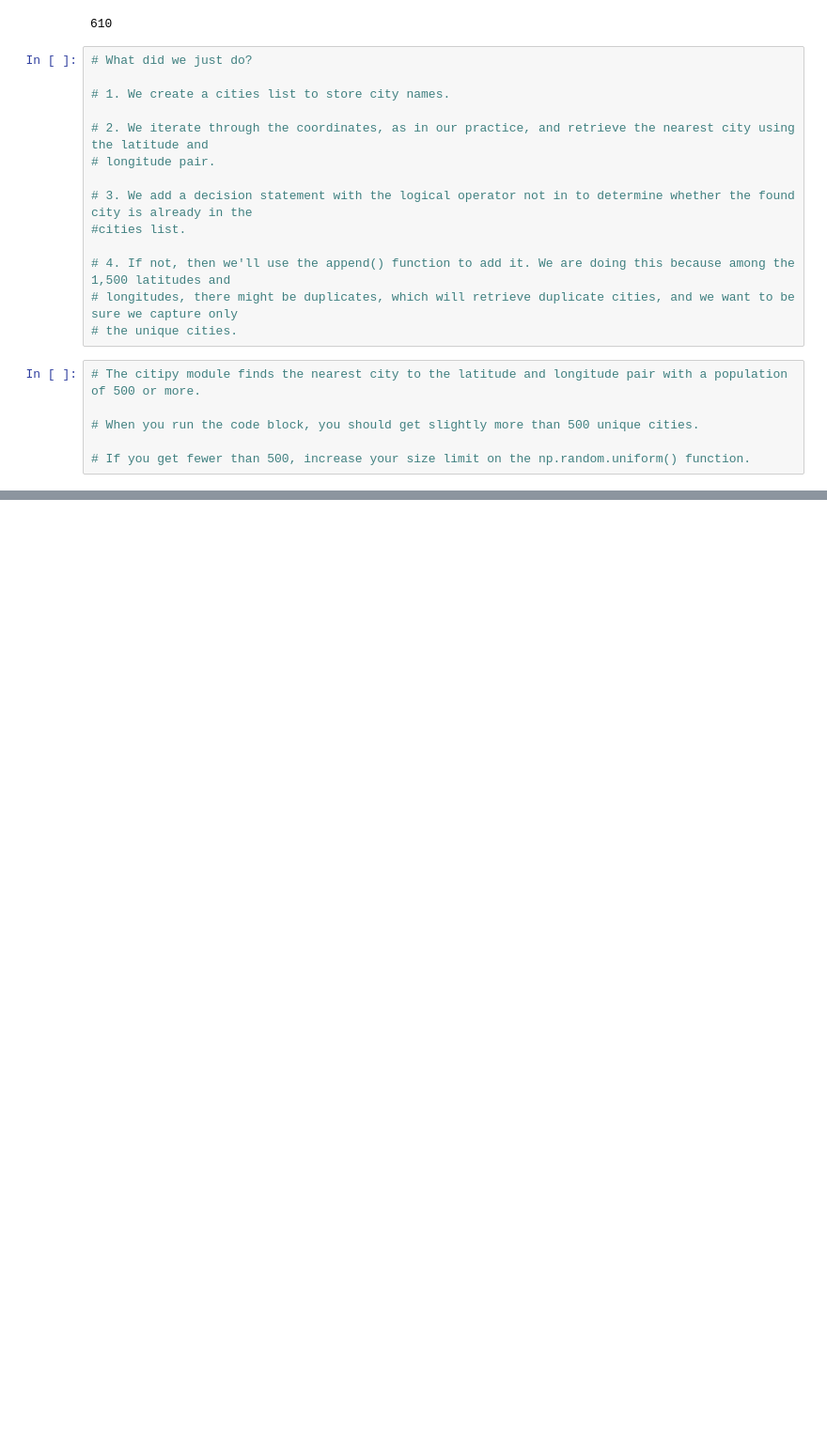
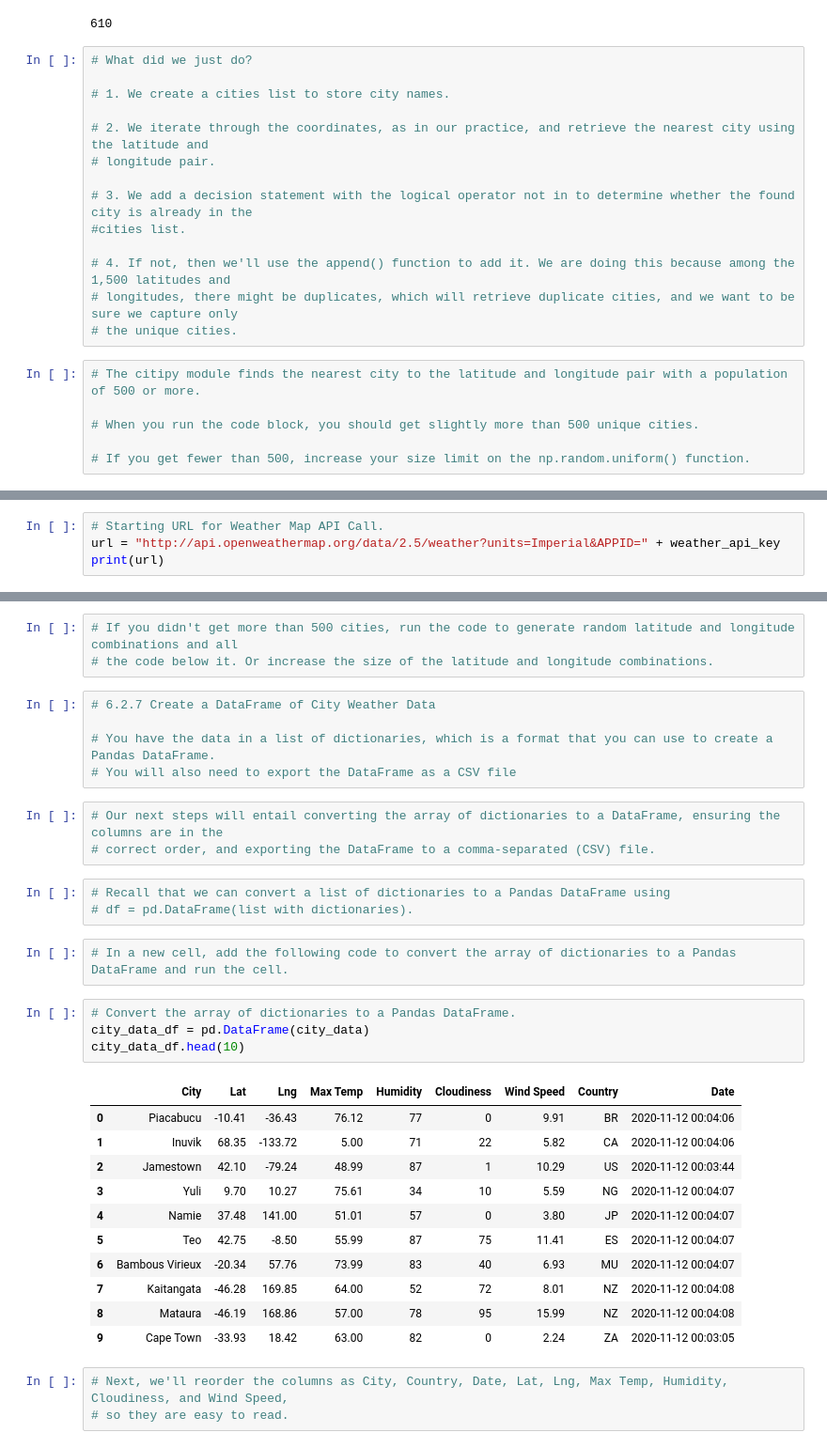
Before and after one commit to DJsef81/World_Weather_Analysis, a Jupyter notebook: WeatherPy.ipynb, the cells around one changed output, grey strips where cells are left out. Shown at 94% size. Saved outputs shown, nothing was run; the diff lists cells and outputs as text; blank space fills up the shorter version.

```diff
--- a/WeatherPy.ipynb
+++ b/WeatherPy.ipynb
@@ -119,0 +170,4 @@ len(cities)
+# %%
+# Starting URL for Weather Map API Call.
+url = "http://api.openweathermap.org/data/2.5/weather?units=Imperial&APPID=" + weather_api_key
+print(url)
@@ -119,0 +445,35 @@ len(cities)
+# %%
+# If you didn't get more than 500 cities, run the code to generate random latitude and longitude combinations and all
+# the code below it. Or increase the size of the latitude and longitude combinations.
+# %%
+# 6.2.7 Create a DataFrame of City Weather Data
+
+# You have the data in a list of dictionaries, which is a format that you can use to create a Pandas DataFrame.
+# You will also need to export the DataFrame as a CSV file
+# %%
+# Our next steps will entail converting the array of dictionaries to a DataFrame, ensuring the columns are in the
+# correct order, and exporting the DataFrame to a comma-separated (CSV) file.
+# %%
+# Recall that we can convert a list of dictionaries to a Pandas DataFrame using
+# df = pd.DataFrame(list with dictionaries).
+# %%
+# In a new cell, add the following code to convert the array of dictionaries to a Pandas DataFrame and run the cell.
+# %%
+# Convert the array of dictionaries to a Pandas DataFrame.
+city_data_df = pd.DataFrame(city_data)
+city_data_df.head(10)
+# %% [output]
+|  | City | Lat | Lng | Max Temp | Humidity | Cloudiness | Wind Speed | Country | Date |
+| 0 | Piacabucu | -10.41 | -36.43 | 76.12 | 77 | 0 | 9.91 | BR | 2020-11-12 00:04:06 |
+| 1 | Inuvik | 68.35 | -133.72 | 5.00 | 71 | 22 | 5.82 | CA | 2020-11-12 00:04:06 |
+| 2 | Jamestown | 42.10 | -79.24 | 48.99 | 87 | 1 | 10.29 | US | 2020-11-12 00:03:44 |
+| 3 | Yuli | 9.70 | 10.27 | 75.61 | 34 | 10 | 5.59 | NG | 2020-11-12 00:04:07 |
+| 4 | Namie | 37.48 | 141.00 | 51.01 | 57 | 0 | 3.80 | JP | 2020-11-12 00:04:07 |
+| 5 | Teo | 42.75 | -8.50 | 55.99 | 87 | 75 | 11.41 | ES | 2020-11-12 00:04:07 |
+| 6 | Bambous Virieux | -20.34 | 57.76 | 73.99 | 83 | 40 | 6.93 | MU | 2020-11-12 00:04:07 |
+| 7 | Kaitangata | -46.28 | 169.85 | 64.00 | 52 | 72 | 8.01 | NZ | 2020-11-12 00:04:08 |
+| 8 | Mataura | -46.19 | 168.86 | 57.00 | 78 | 95 | 15.99 | NZ | 2020-11-12 00:04:08 |
+| 9 | Cape Town | -33.93 | 18.42 | 63.00 | 82 | 0 | 2.24 | ZA | 2020-11-12 00:03:05 |
+# %%
+# Next, we'll reorder the columns as City, Country, Date, Lat, Lng, Max Temp, Humidity, Cloudiness, and Wind Speed,
+# so they are easy to read.
```
Also changed, not shown: parts of 39 cells of this notebook, 6 other files.
